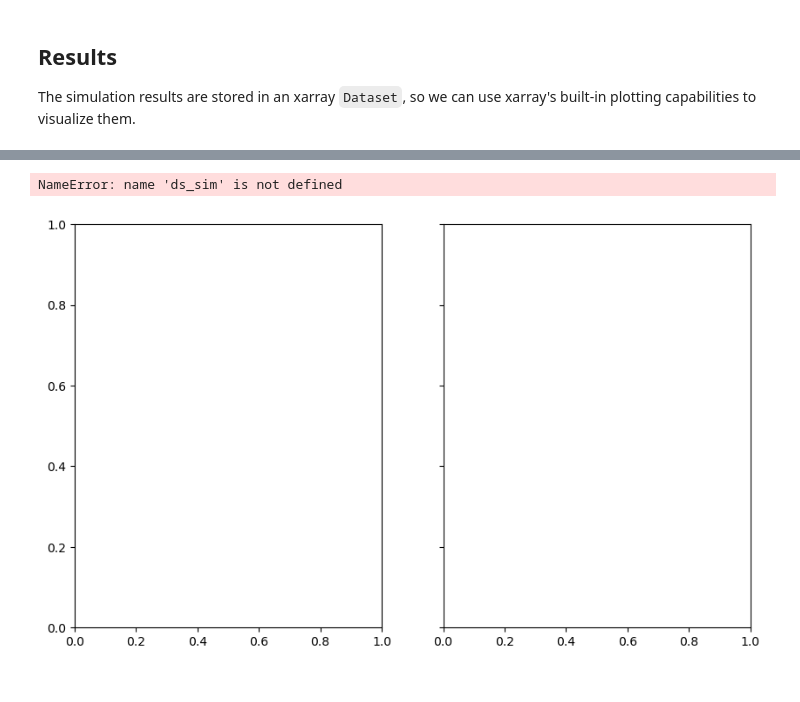
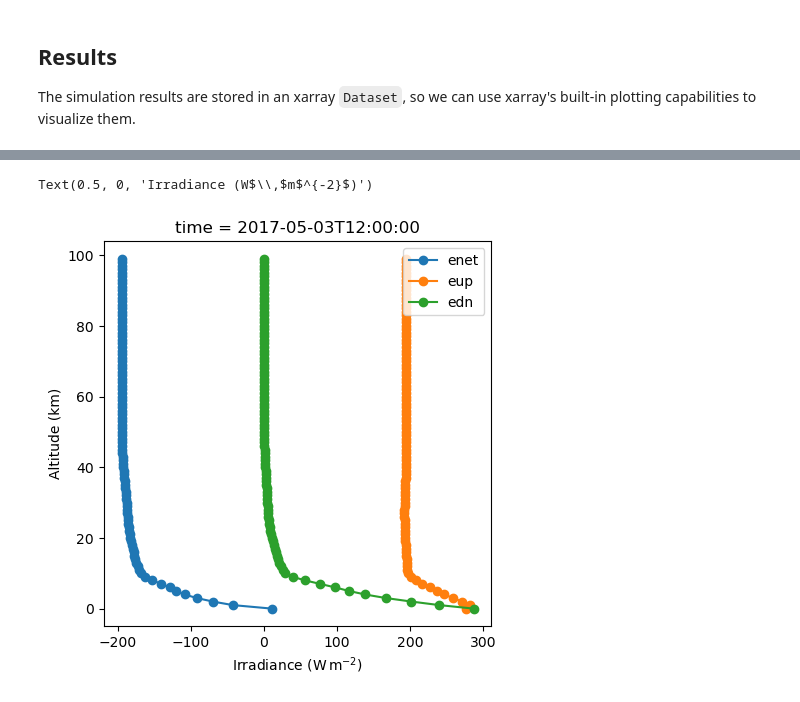
Before and after one commit to FranzFlink/pyRadtran, a Jupyter notebook: book/notebooks/era5_atmosphere.ipynb, the cells around one changed output, grey strips where cells are left out. Drawn from its saved outputs; the diff is of its cells as text; code cells hidden in the pictures.

```diff
--- a/book/notebooks/era5_atmosphere.ipynb
+++ b/book/notebooks/era5_atmosphere.ipynb
@@ -66,15 +68,30 @@ era5_to_sim = ds_sel.rename({
     'time' : 'valid_time',
 })
 
+era5_to_sim['time'] = era5_to_sim['valid_time']
 # add proper units and convert to SI
 era5_to_sim['t'].attrs['units'] = 'K'
 era5_to_sim['q'].attrs['units'] = 'kg/kg'
 era5_to_sim['pressure_level'].attrs['units'] = 'hPa'
 
+era5_to_sim = era5_to_sim[['pressure_level', 't', 'q', 'z']].load() # these are the three required vars, all need units; load to memory
+
 # these are the only three variables read by the pyRadtran ERA5 interface:
 # - t: temperature in K
 # - q: specific humidity in kg/kg or RH in %
 # - pressure_level: pressure level in hPa or Pa
+
+ds_to_sim = xr.Dataset(
+    coords={
+        'time': [pd.to_datetime('2017-05-03T12:00:00')],
+        'latitude': ('time', [51.34]),
+        'longitude': ('time', [12.37]),
+        'altitude': ('altitude', np.arange(0, 100, 1)), # simulate a profile from ground to TOA
+    },
+    data_vars={
+        'albedo': ('time', [0.4]),
+    }
+)
 # %% [markdown]
 ## Running the Simulation
 
@@ -83,10 +100,11 @@ We pass the prepared ERA5 atmospheric profiles to pyRadtran's simulation engine
 # Load the configuration from the YAML file
 config_path = Path('config/thermal_config.yaml')
 
-ds_sim = era5_to_sim.pyradtran.run(
+ds_sim = ds_to_sim.pyradtran.run(
     config_path=config_path,
     return_dataset=True,
     save_to_file=False,
     era5_atmosphere=era5_to_sim,  # Use the local ERA5 data
+    show_progress=True,
 )
 # %% [output]
@@ -157,52 +187,27 @@ K
 # %%
-fig, ax = plt.subplots(1, 2, figsize=(10, 6), sharey=True, gridspec_kw={'width_ratios': [1, 1]})
-
-from cycler import cycler
-
-ax[0].set_prop_cycle(cycler('color', plt.cm.viridis(np.linspace(0, 1, len(ds_sim.time)))))
-ax[1].set_prop_cycle(cycler('color', plt.cm.viridis(np.linspace(0, 1, len(ds_sim.time)))))
-
+fig, ax = plt.subplots(1, figsize=(5, 5))
 
 ds_sim.enet.plot(
-    hue='time',
     y='altitude',
     marker='o',
-    ax=ax[1],
-    add_legend=False,
+    ax=ax,
 )
 
-era5_to_sim.t.plot(
-    hue='time',
-    y='z',
+ds_sim.eup.plot(
+    y='altitude',
     marker='o',
-    ax=ax[0],
-    add_legend=False,
+    ax=ax,
 )
 
-# Colorbar for the days
-import matplotlib.colors as mcolors
+ds_sim.edn.plot(
+    y='altitude',
+    marker='o',
+    ax=ax,
+)
 
-time_values = ds_sim.time.dt.dayofyear
-n_colors = len(time_values)
-
-# Create a colormap with discrete colors based on the viridis cycler
-colors = plt.cm.viridis(np.linspace(0, 1, n_colors))
-discrete_cmap = mcolors.ListedColormap(colors)
-
-# Create boundaries for the discrete colormap
-if n_colors > 1:
-    boundaries = np.concatenate(([time_values[0] - (time_values[1] - time_values[0]) / 2],
-                                 (time_values[:-1] + time_values[1:]) / 2,
-                                 [time_values[-1] + (time_values[-1] - time_values[-2]) / 2]))
-else:
-    boundaries = np.array([time_values[0] - 0.5, time_values[0] + 0.5])
-
-norm = mcolors.BoundaryNorm(boundaries, discrete_cmap.N, clip=True)
-
-sm = plt.cm.ScalarMappable(cmap=discrete_cmap, norm=norm)
-sm.set_array([])
-
-cbar = fig.colorbar(sm, ax=ax, orientation='vertical', fraction=0.2, pad=0.01, ticks=time_values, label='Day of Year')
+ax.legend(['enet', 'eup', 'edn'], loc='upper right')
+ax.set_ylabel('Altitude (km)')
+ax.set_xlabel(r'Irradiance (W$\,$m$^{-2}$)')
 # %% [output]
-NameError: name 'ds_sim' is not defined
+Text(0.5, 0, 'Irradiance (W$\\,$m$^{-2}$)')
-[figure, old version]
+[figure, new version]
```
Also changed, not shown: parts of 4 cells of this notebook, 17 other files.
